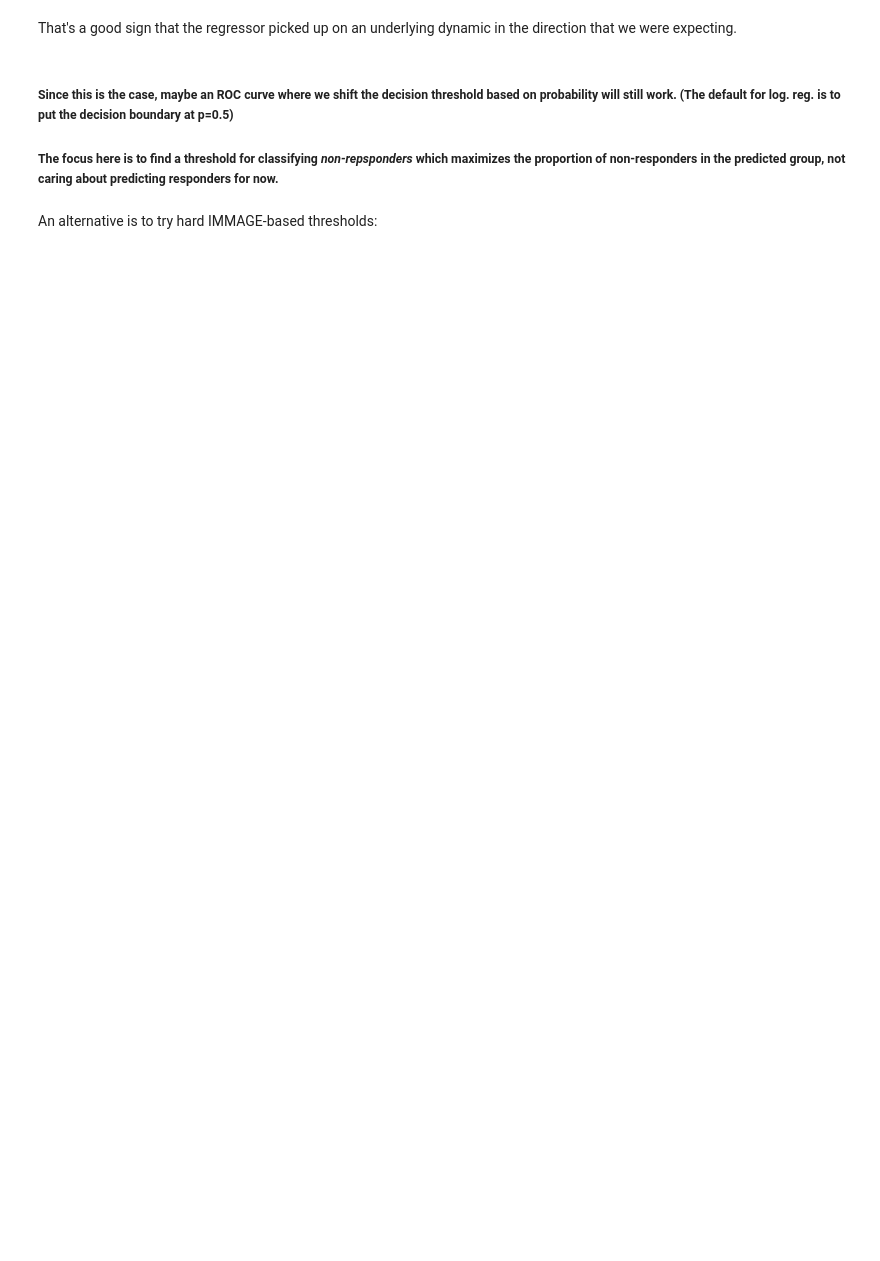
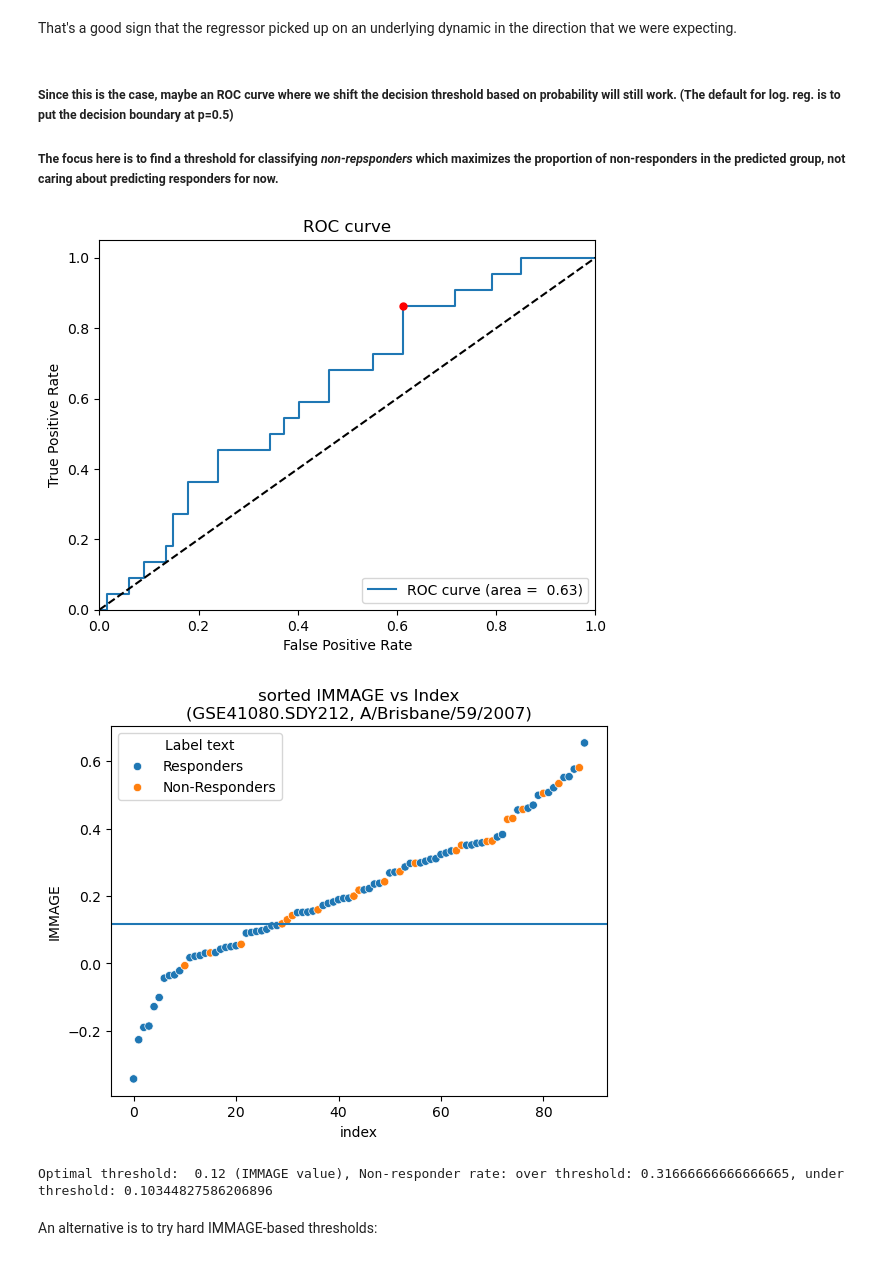
Before and after one commit to JonatanSahar/lab-vaccines, a Jupyter notebook: code/vaccines-2.ipynb, the cells around one changed output. Drawn from its saved outputs; the diff is of its cells as text; code cells hidden in the pictures; blank space fills up the shorter version.

```diff
--- a/code/vaccines-2.ipynb
+++ b/code/vaccines-2.ipynb
@@ -240,34 +277,50 @@ from math import log
 fpr, tpr, thresholds = roc_curve(data["y"], data["p_non_responder"])
 roc_auc = auc(fpr, tpr)
 
 # Identifying the optimal threshold (example using Youden’s Index)
 optimal_idx = np.argmax(tpr - fpr)
 prob_threshold = thresholds[optimal_idx]
 
 # print(f'intercept: {intercept}, slope: {slope}')
 # Calculate the cutoff value
 immage_threshold = get_threshold_from_probability(prob_threshold, intercept=intercept, slope=slope)
-print(f"optimal threshold: {immage_threshold : 0.2f} (IMMAGE value)")
 
 
 # Plot ROC curve
 plt.figure()
 plt.plot(fpr, tpr, label=f'ROC curve (area = {roc_auc : 0.2f})')
 plt.plot([0, 1], [0, 1], 'k--')  # Random chance line
 plt.plot(fpr[optimal_idx], tpr[optimal_idx], marker='o', markersize=5, color="red")
 plt.xlim([0.0, 1.0])
 plt.ylim([0.0, 1.05])
 plt.xlabel('False Positive Rate')
 plt.ylabel('True Positive Rate')
 plt.title('ROC curve')
 plt.legend(loc="lower right")
 plt.show()
 
 # Plot IMMAGE values and the cutoff
 sns.scatterplot(data=data.sort_values(immage_col, ignore_index=True).reset_index(), x="index", y=immage_col, hue="Label text")
 plt.axhline(y=immage_threshold)
 plt.title(f'sorted IMMAGE vs Index\n({dataset_name}, {strain})')
 plt.show()
+
+
+# Calculate the actual rate of non-responders:for i in threshold_list:
+# Global measures (entire dataset)
+optimal_pred = data["p_non_responder"].apply(lambda x: 1 if x >= prob_threshold else 0)
+test_accuracy = accuracy_score(data["y"], optimal_pred)
+
+# Performance above the threshold
+y_over_thr = data.loc[data["p_non_responder"] >= prob_threshold, ["y"]]
+non_response_rate_over_thr = y_over_thr.mean().y
+y_under_thr = data.loc[data["p_non_responder"] < prob_threshold, ["y"]]
+non_response_rate_under_thr = y_under_thr.mean().y
+print(f"Optimal threshold: {immage_threshold : 0.2f} (IMMAGE value), Non-responder rate: over threshold: {non_response_rate_over_thr}, under threshold: {non_response_rate_under_thr}")
+# %% [output]
+[figure, added]
+[figure, added]
+Optimal threshold:  0.12 (IMMAGE value), Non-responder rate: over threshold: 0.31666666666666665, under threshold: 0.10344827586206896
 # %% [markdown]
 An alternative is to try hard IMMAGE-based thresholds:
 # %%
```
Also changed, not shown: parts of 16 cells of this notebook.
